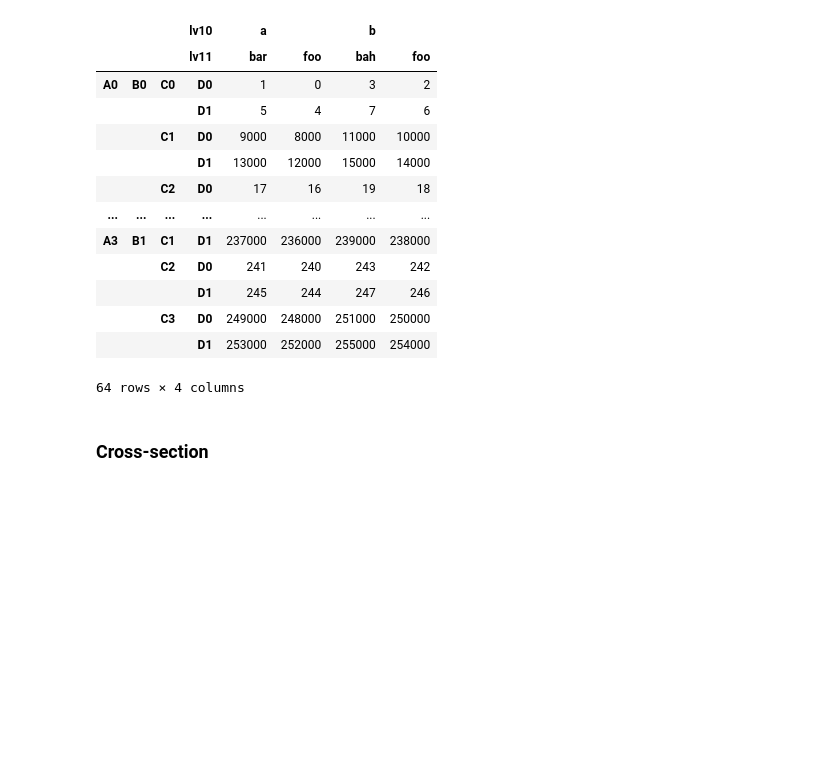
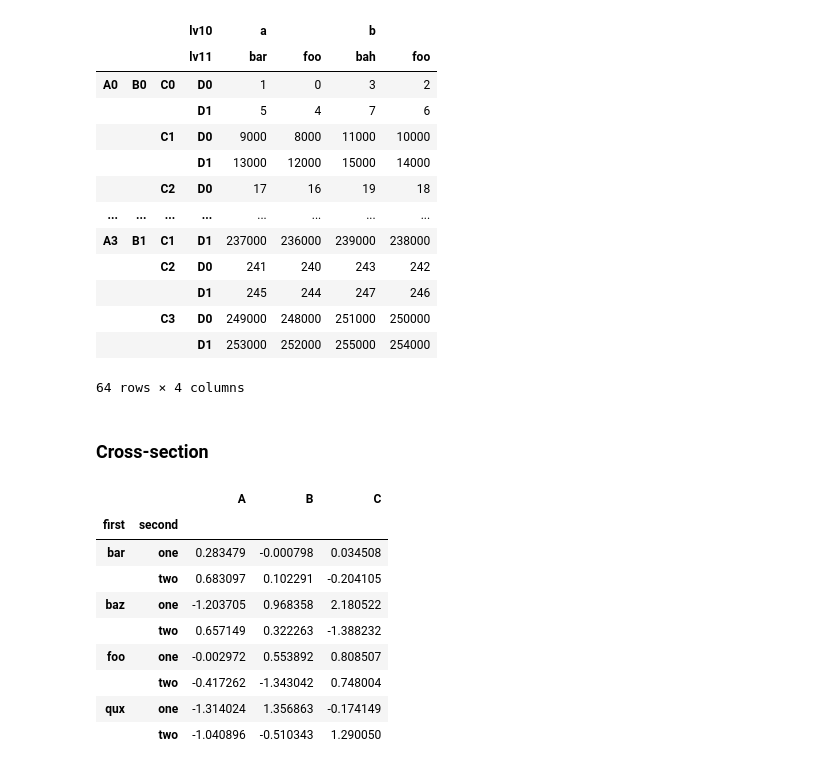
Before and after one commit to shizidushu/pandas-docs-coding-notebook, a Jupyter notebook: multiindex-advanced-indexing.ipynb, the cells around one changed output. Drawn from its saved outputs; the diff is of its cells as text; code cells hidden in the pictures; blank space fills up the shorter version.

```diff
--- a/multiindex-advanced-indexing.ipynb
+++ b/multiindex-advanced-indexing.ipynb
@@ -840,3 +840,16 @@ df2
 64 rows × 4 columns
 # %% [markdown]
 ### Cross-section
+# %%
+df
+# %% [output]
+|  |  | A | B | C |
+| first | second |  |  |  |
+| bar | one | 0.283479 | -0.000798 | 0.034508 |
+|  | two | 0.683097 | 0.102291 | -0.204105 |
+| baz | one | -1.203705 | 0.968358 | 2.180522 |
+|  | two | 0.657149 | 0.322263 | -1.388232 |
+| foo | one | -0.002972 | 0.553892 | 0.808507 |
+|  | two | -0.417262 | -1.343042 | 0.748004 |
+| qux | one | -1.314024 | 1.356863 | -0.174149 |
+|  | two | -1.040896 | -0.510343 | 1.290050 |
```
Also changed, not shown: parts of 95 cells of this notebook.
